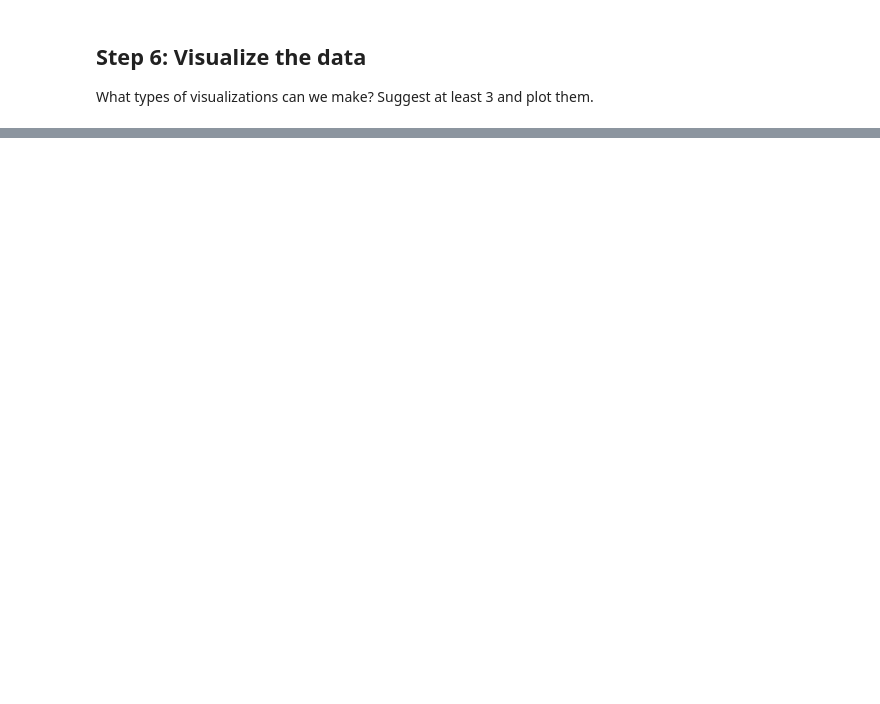
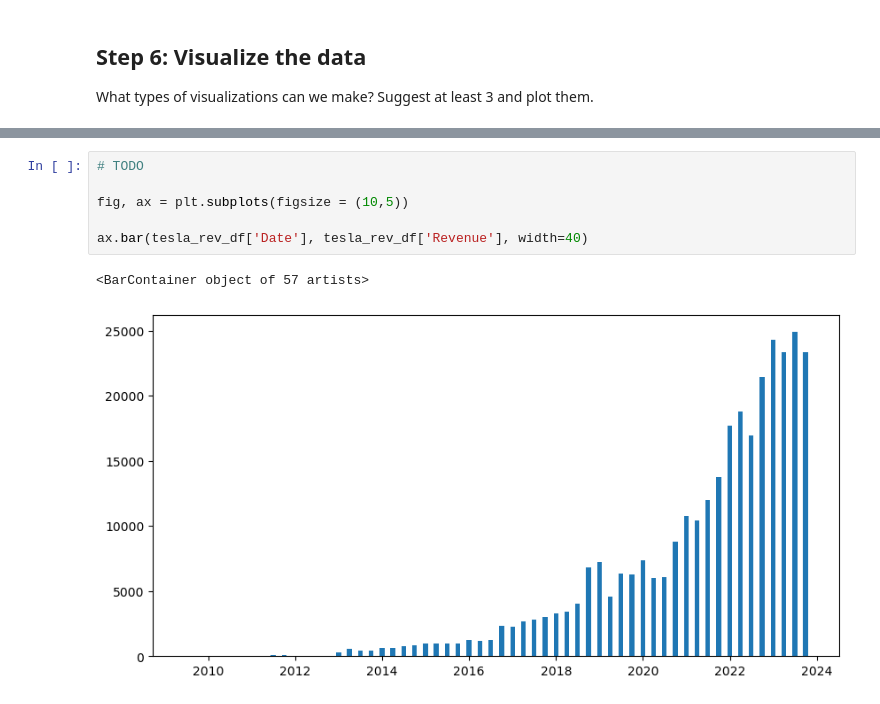
Before and after one commit to steven10015/Web_scrapping_1, a Jupyter notebook: src/problems.ipynb, the cells around one changed output, grey strips where cells are left out. Drawn from its saved outputs; the diff is of its cells as text; blank space fills up the shorter version.

```diff
--- a/src/problems.ipynb
+++ b/src/problems.ipynb
@@ -55,0 +187,9 @@ What types of visualizations can we make? Suggest at least 3 and plot them.
+# %%
+# TODO
+
+fig, ax = plt.subplots(figsize = (10,5))
+
+ax.bar(tesla_rev_df['Date'], tesla_rev_df['Revenue'], width=40)
+# %% [output]
+<BarContainer object of 57 artists>
+[figure, added]
```
Also changed, not shown: parts of 23 cells of this notebook, 2 other files.
